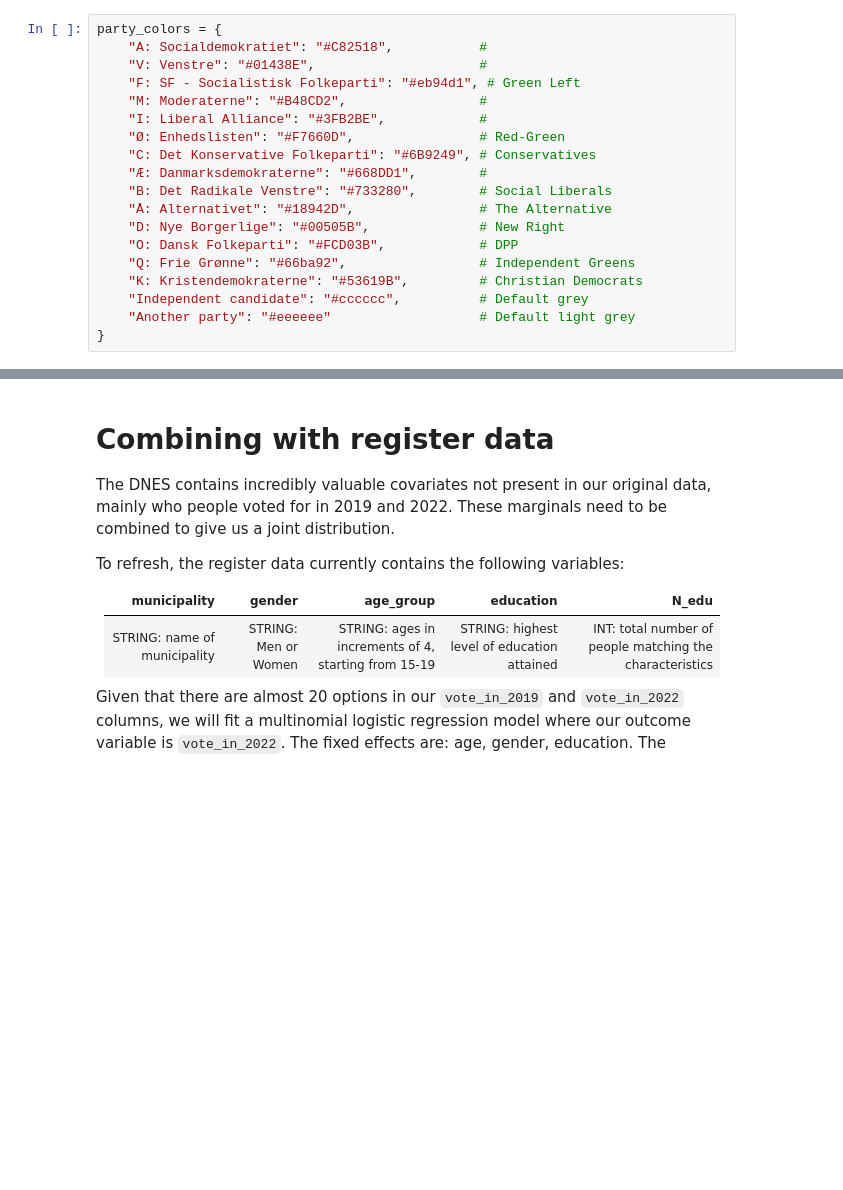
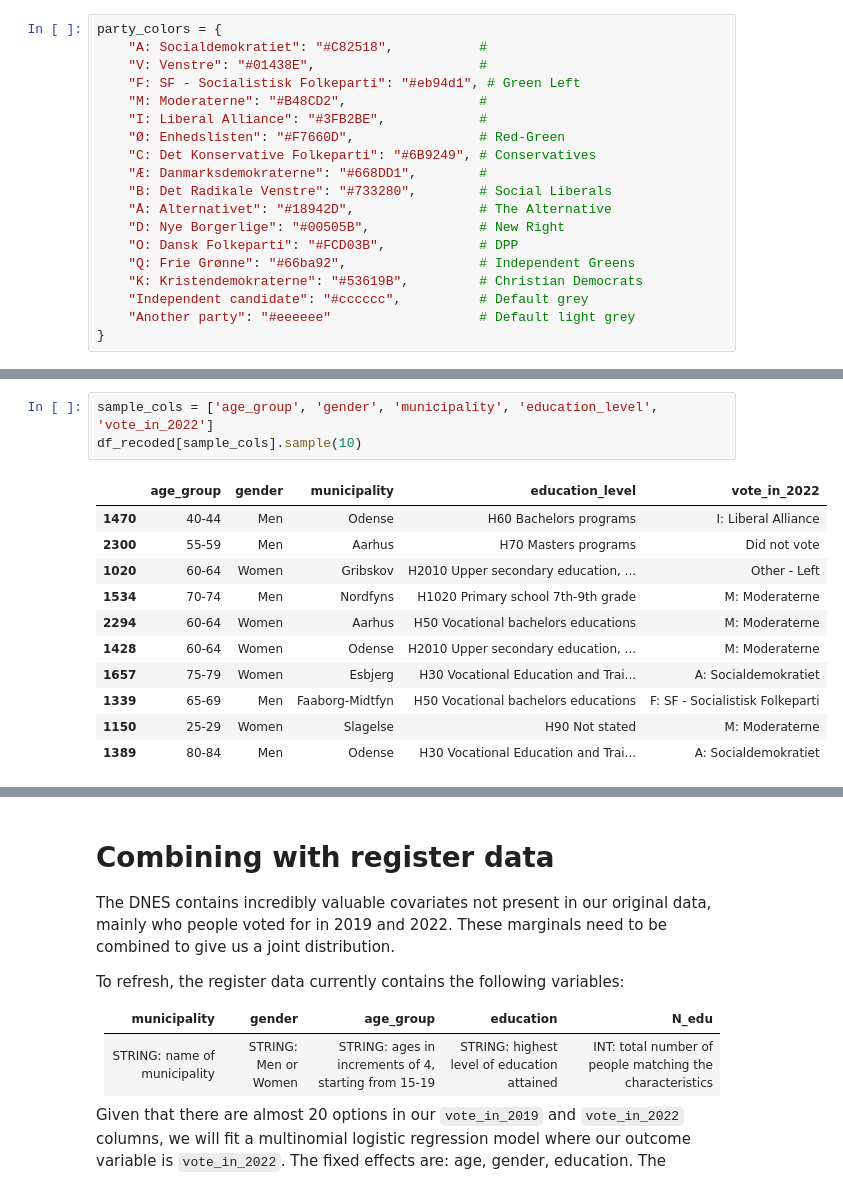
Before and after one commit to AI-Pop-Up-Lab/cssci-capstone-app, a Jupyter notebook: denmark_data/dnes.ipynb, the cells around one changed output, grey strips where cells are left out. Saved outputs shown, nothing was run; the diff lists cells and outputs as text; blank space fills up the shorter version.

```diff
--- a/denmark_data/dnes.ipynb
+++ b/denmark_data/dnes.ipynb
@@ -360,0 +428,15 @@ Options in 2022: 18
+# %%
+sample_cols = ['age_group', 'gender', 'municipality', 'education_level', 'vote_in_2022']
+df_recoded[sample_cols].sample(10)
+# %% [output]
+|  | age_group | gender | municipality | education_level | vote_in_2022 |
+| 1470 | 40-44 | Men | Odense | H60 Bachelors programs | I: Liberal Alliance |
+| 2300 | 55-59 | Men | Aarhus | H70 Masters programs | Did not vote |
+| 1020 | 60-64 | Women | Gribskov | H2010 Upper secondary education, ... | Other - Left |
+| 1534 | 70-74 | Men | Nordfyns | H1020 Primary school 7th-9th grade | M: Moderaterne |
+| 2294 | 60-64 | Women | Aarhus | H50 Vocational bachelors educations | M: Moderaterne |
+| 1428 | 60-64 | Women | Odense | H2010 Upper secondary education, ... | M: Moderaterne |
+| 1657 | 75-79 | Women | Esbjerg | H30 Vocational Education and Trai... | A: Socialdemokratiet |
+| 1339 | 65-69 | Men | Faaborg-Midtfyn | H50 Vocational bachelors educations | F: SF - Socialistisk Folkeparti |
+| 1150 | 25-29 | Women | Slagelse | H90 Not stated | M: Moderaterne |
+| 1389 | 80-84 | Men | Odense | H30 Vocational Education and Trai... | A: Socialdemokratiet |
```
Also changed, not shown: parts of 13 cells of this notebook, 48 other files.
